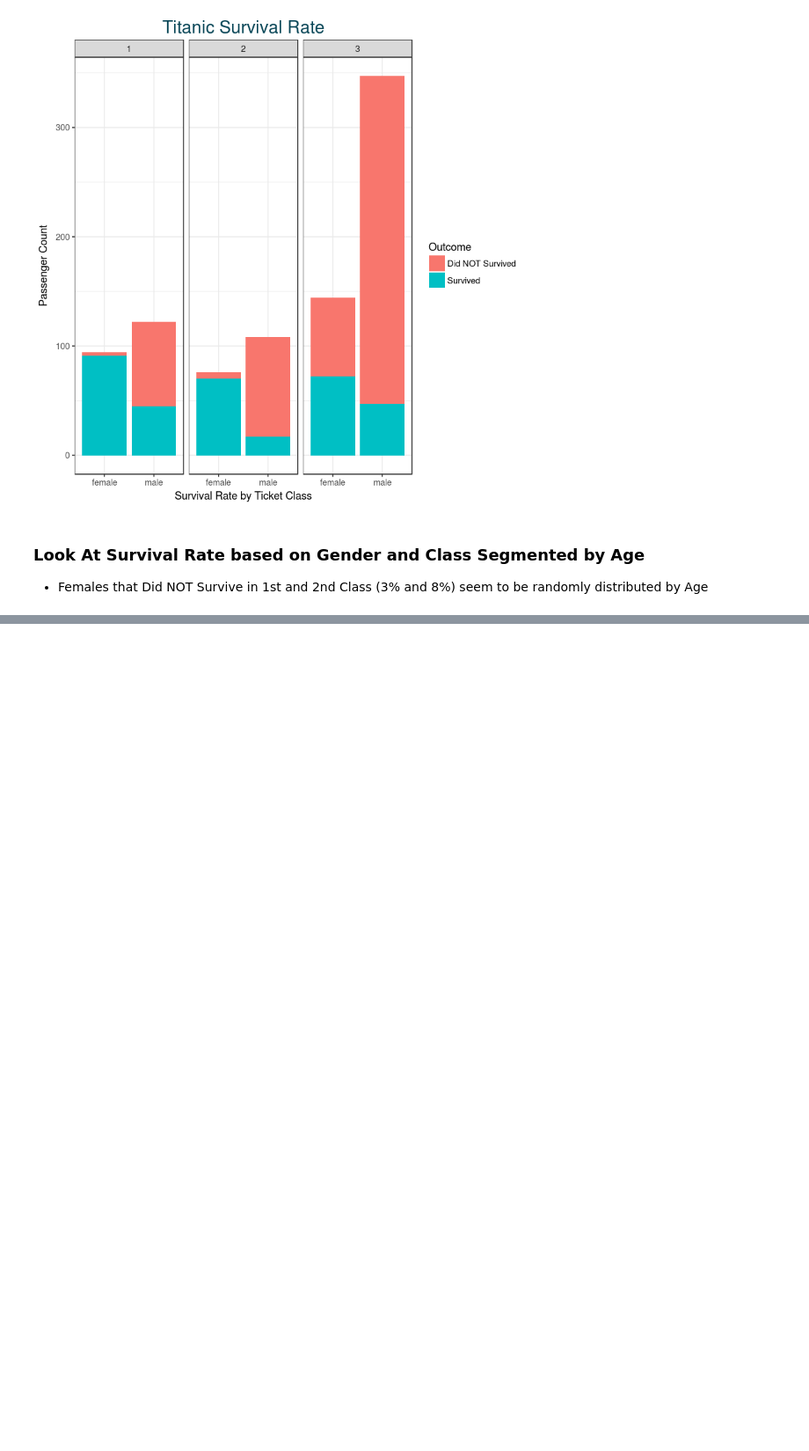
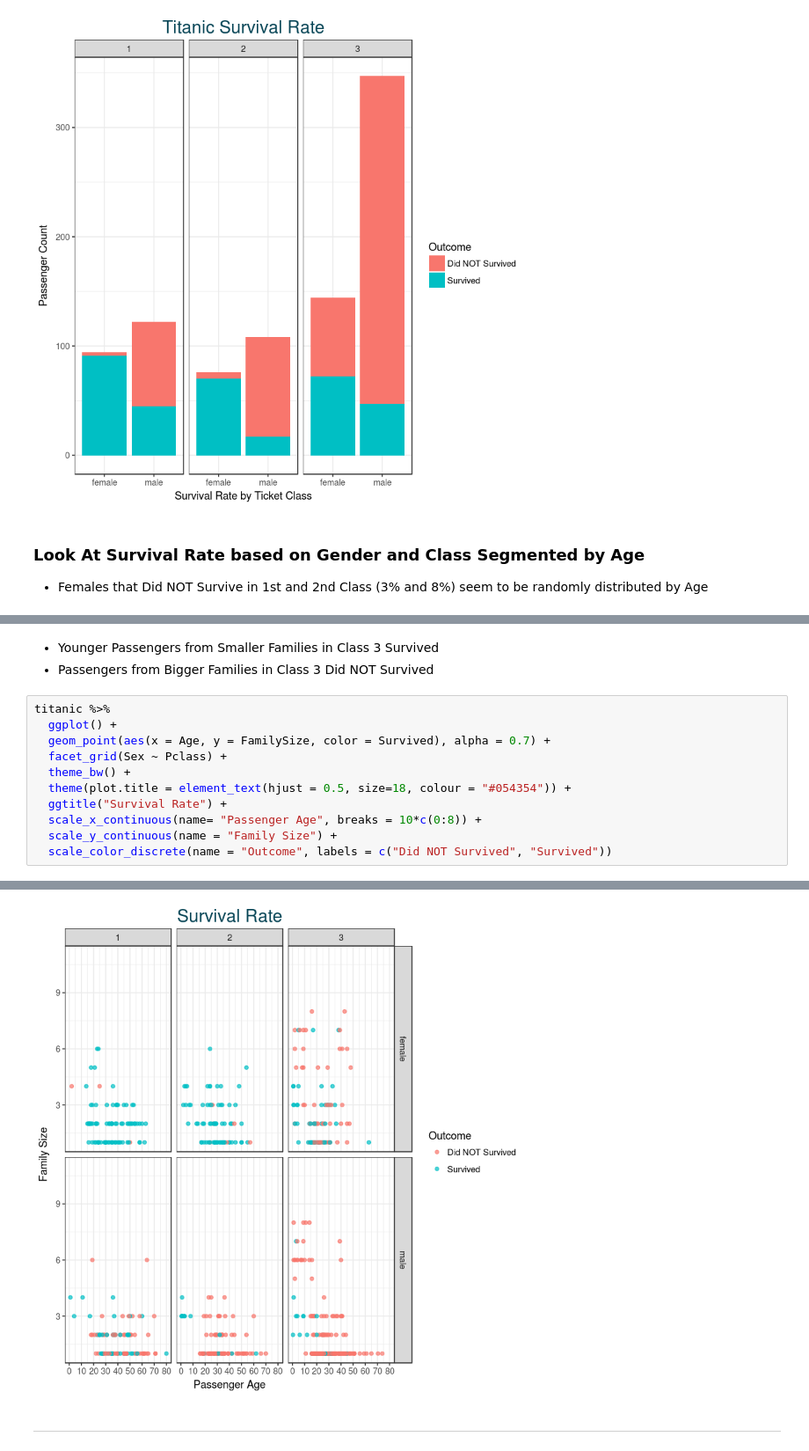
Before and after one commit to romabash/kaggle-titanic, a Jupyter notebook: notebooks/1_Data-Visualization.ipynb, the cells around one changed output, grey strips where cells are left out. Shown at 88% size. Cells and saved outputs as stored; diff of their text form; blank space fills up the shorter version.

```diff
--- a/notebooks/1_Data-Visualization.ipynb
+++ b/notebooks/1_Data-Visualization.ipynb
@@ -550,0 +627,15 @@ titanic %>%
+# %% [markdown]
+- Younger Passengers from Smaller Families in Class 3 Survived
+- Passengers from Bigger Families in Class 3 Did NOT Survived
+# %%
+titanic %>%
+  ggplot() +
+  geom_point(aes(x = Age, y = FamilySize, color = Survived), alpha = 0.7) +
+  facet_grid(Sex ~ Pclass) +
+  theme_bw() +
+  theme(plot.title = element_text(hjust = 0.5, size=18, colour = "#054354")) +
+  ggtitle("Survival Rate") +
+  scale_x_continuous(name= "Passenger Age", breaks = 10*c(0:8)) +
+  scale_y_continuous(name = "Family Size") +
+  scale_color_discrete(name = "Outcome", labels = c("Did NOT Survived", "Survived"))
+# %% [output]
@@ -550,0 +644,3 @@ titanic %>%
+[figure, added]
+# %% [markdown]
+<hr>
```
Also changed, not shown: parts of 9 cells of this notebook.
